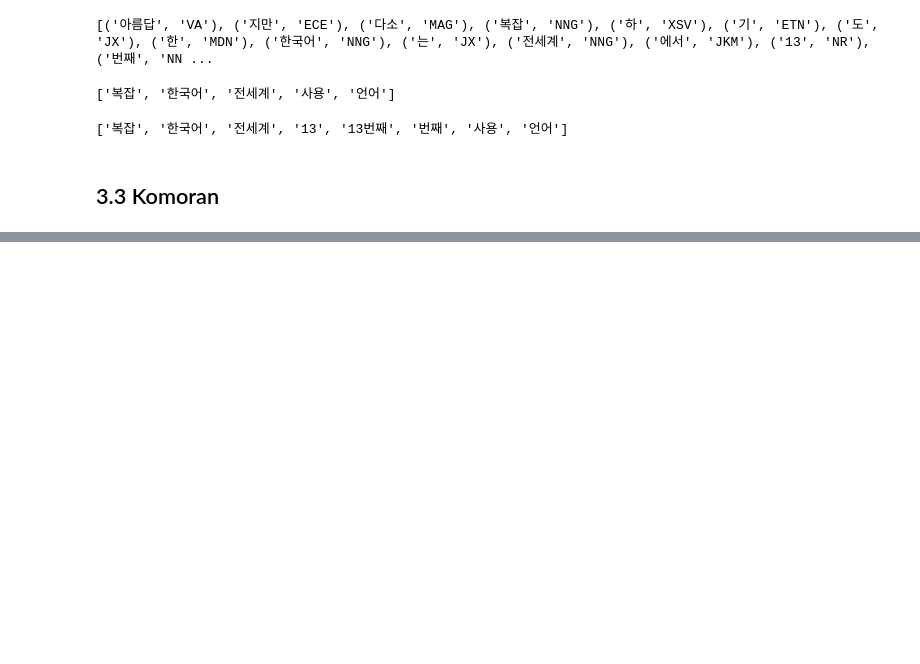
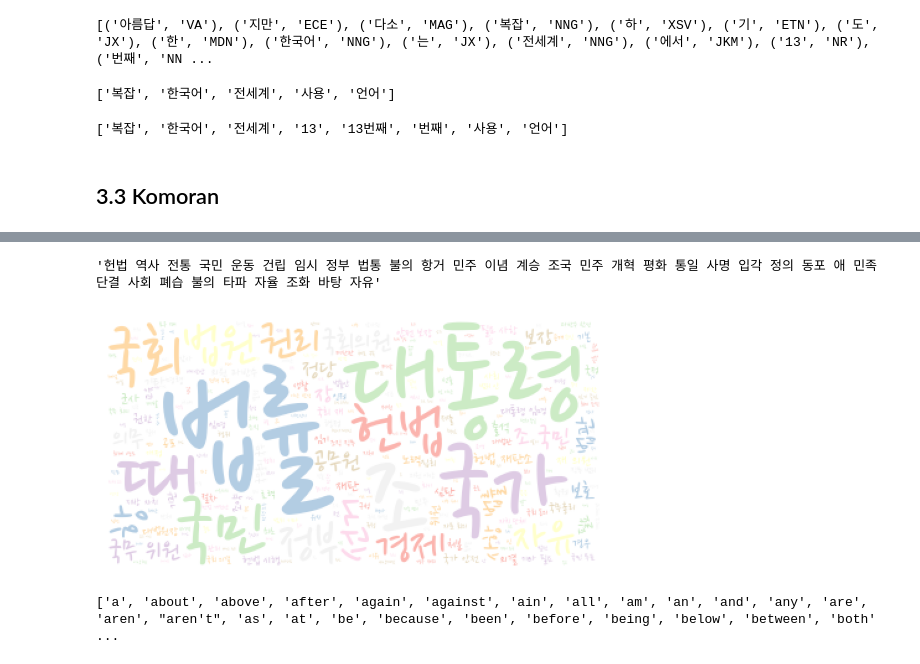
Before and after one commit to zardness/Sang, a Jupyter notebook: source/06_자연어처리/ch2_한글형태소분석및시각화.ipynb, the cells around one changed output, grey strips where cells are left out. Drawn from its saved outputs; the diff is of its cells as text; code cells hidden in the pictures; blank space fills up the shorter version.

```diff
--- a/source/06_자연어처리/ch2_한글형태소분석및시각화.ipynb
+++ b/source/06_자연어처리/ch2_한글형태소분석및시각화.ipynb
@@ -163,0 +349,14 @@ text = '''아름답지만 다소 복잡하기도 한 한국어는 전세계에
+# %%
+#한글 말뭉치 kolaw_data
+from konlpy.tag import Hannanum, Kkma, Komoran, Okt
+from mecab  import MeCab
+from nltk  import FreqDist
+import pandas as pd
+
+analyzer = MeCab()
+noun_list = analyzer.nouns(kolaw_data)
+noun_list = [word for word, tag in analyzer.pos(kolaw_data) if tag in ('NNG','NNp')]
+noun_wordcount = FreqDist(noun_list)
+wordCnt = pd.Series(noun_wordcount)
+wordCnt.sort_values(ascending=False, inplace=True)
+wordCnt.head(10)
@@ -163,0 +375,29 @@ text = '''아름답지만 다소 복잡하기도 한 한국어는 전세계에
+# %%
+# 워드 클라우드에서 필요한 text
+data_noun = ' '.join(noun_list)
+data_noun[:100]
+# %% [output]
+'헌법 역사 전통 국민 운동 건립 임시 정부 법통 불의 항거 민주 이념 계승 조국 민주 개혁 평화 통일 사명 입각 정의 동포 애 민족 단결 사회 폐습 불의 타파 자율 조화 바탕 자유'
+# %%
+wordcloud = WordCloud(
+                font_path='data/NanumPenScript-Regular.ttf',
+                background_color='white',
+                max_words=300,
+                colormap='Pastel1',
+
+)
+wordcloud.generate(data_noun)
+plt.imshow(wordcloud)
+plt.axis('off')
+plt.show()
+# %% [output]
+[figure, added]
+# %%
+# 불용어 처리
+from wordcloud import STOPWORDS
+from nltk.corpus import stopwords
+print('라이브러리에 등록된 불용어 언어들:',stopwords,fileids())
+불용어 = stopwords.words('english')
+print(불용어)
+# %% [output]
+['a', 'about', 'above', 'after', 'again', 'against', 'ain', 'all', 'am', 'an', 'and', 'any', 'are', 'aren', "aren't", 'as', 'at', 'be', 'because', 'been', 'before', 'being', 'below', 'between', 'both' ...
```
Also changed, not shown: parts of 49 cells of this notebook, 2 other files.
